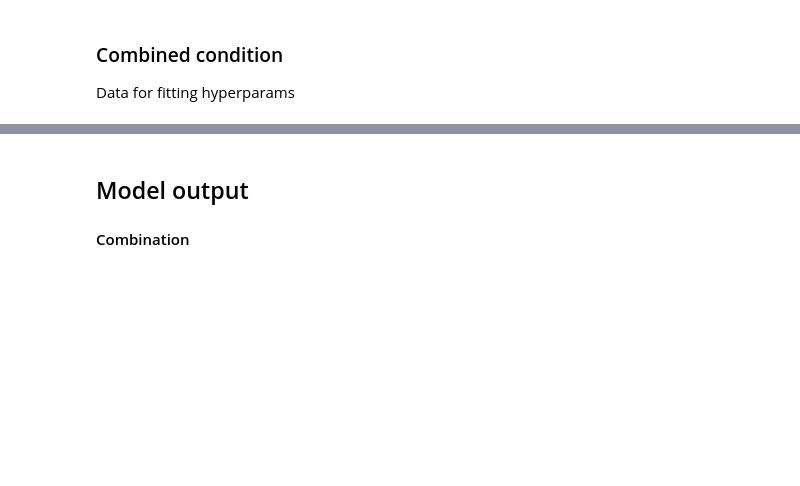
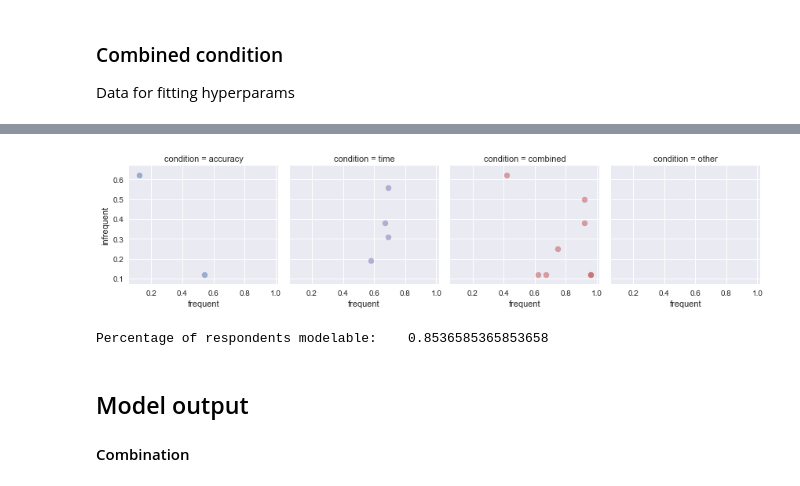
Before and after one commit to benpeloquin7/kanwal-2017-modeling, a Jupyter notebook: analysis.ipynb, the cells around one changed output, grey strips where cells are left out. Cells and saved outputs as stored; diff of their text form; code cells hidden in the pictures; blank space fills up the shorter version.

```diff
--- a/analysis.ipynb
+++ b/analysis.ipynb
@@ -265,0 +262,6 @@ random.sample([d for d in newD if d['condition'] == 'combined'], k=20)
+# %%
+df_problems = df_agg_fig3.query('not isModelable')
+p0 = sns.FacetGrid(col='condition', hue='condition', col_order=['accuracy', 'time', 'combined', 'other'], data=df_problems)
+p0 = p0.map(plt.scatter, "frequent", "infrequent", alpha=0.5)
+# %% [output]
+[figure, added]
@@ -266,3 +270,9 @@ random.sample([d for d in newD if d['condition'] == 'combined'], k=20)
+# %%
+# df_modelable.drop(columns='isModelable').to_json("modelable-data-20180330.json", orient='records')
+# df_modelable.drop(columns='isModelable').to_csv("modelable-data-20180330.csv")
+print("Percentage of respondents modelable:\t{}".format(len(df_modelable) / len(df_agg_fig3)))
+# %% [output]
+Percentage of respondents modelable:    0.8536585365853658
 # %% [markdown]
 ## Model output
 
```
Also changed, not shown: parts of 40 cells of this notebook.
